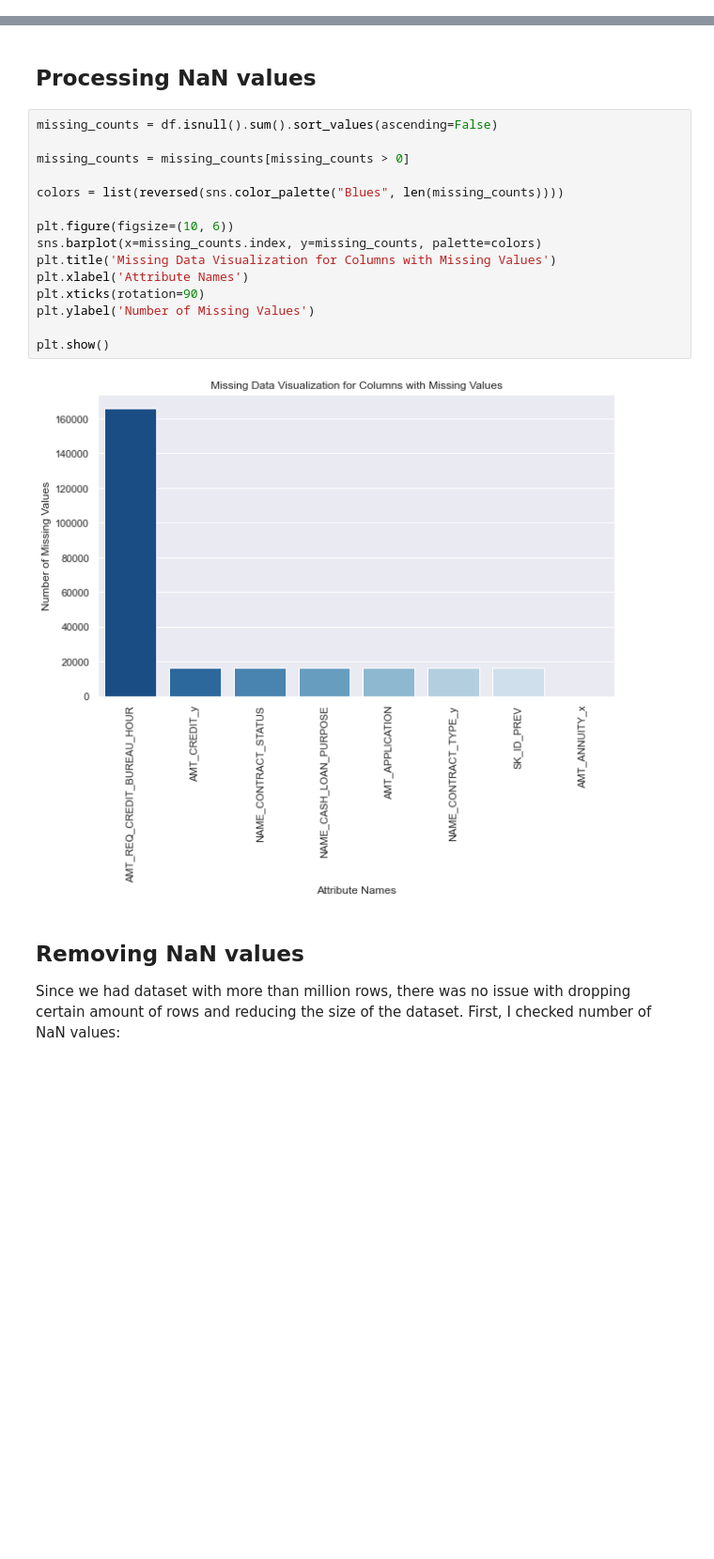
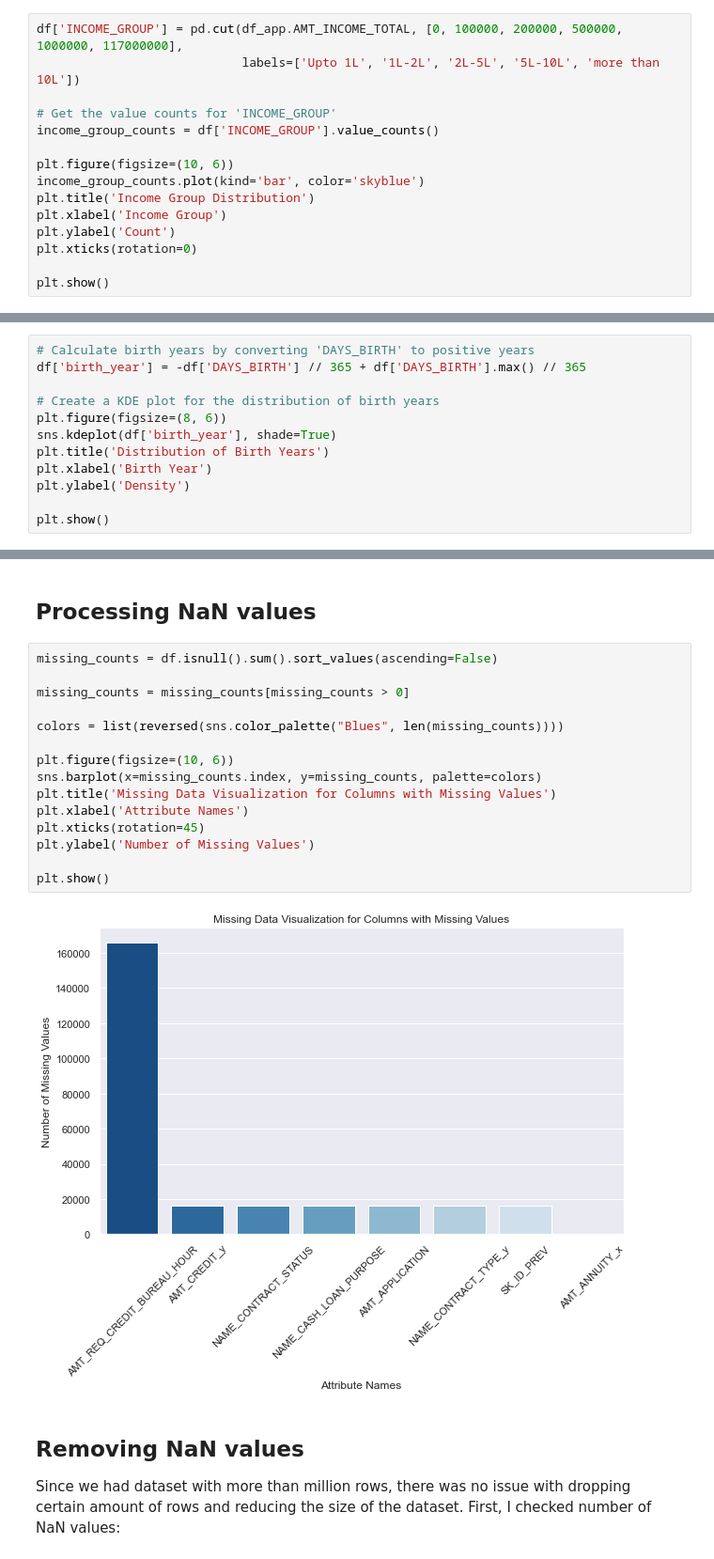
Before and after one commit to cct23062/CA_Strategic_thinking_assignment, a Jupyter notebook: Strategic Thinking - CA2.ipynb, the cells around one changed output, grey strips where cells are left out. Shown at 94% size. Cells and saved outputs as stored; diff of their text form; blank space fills up the shorter version.

Commit message:
Visualisations
Adding new visualisations and removing what was extra from previous CA.

```diff
--- a/Strategic Thinking - CA2.ipynb
+++ b/Strategic Thinking - CA2.ipynb
@@ -293,3 +293,18 @@ plt.xticks(rotation=45)
 plt.show()
 # %% [output]
 [figure]
+# %%
+df['INCOME_GROUP'] = pd.cut(df_app.AMT_INCOME_TOTAL, [0, 100000, 200000, 500000, 1000000, 117000000],
+                            labels=['Upto 1L', '1L-2L', '2L-5L', '5L-10L', 'more than 10L'])
+
+# Get the value counts for 'INCOME_GROUP'
+income_group_counts = df['INCOME_GROUP'].value_counts()
+
+plt.figure(figsize=(10, 6))
+income_group_counts.plot(kind='bar', color='skyblue')
+plt.title('Income Group Distribution')
+plt.xlabel('Income Group')
+plt.ylabel('Count')
+plt.xticks(rotation=0)
+
+plt.show()
@@ -300,0 +320,12 @@ Observation:
+# %%
+# Calculate birth years by converting 'DAYS_BIRTH' to positive years
+df['birth_year'] = -df['DAYS_BIRTH'] // 365 + df['DAYS_BIRTH'].max() // 365
+
+# Create a KDE plot for the distribution of birth years
+plt.figure(figsize=(8, 6))
+sns.kdeplot(df['birth_year'], shade=True)
+plt.title('Distribution of Birth Years')
+plt.xlabel('Birth Year')
+plt.ylabel('Density')
+
+plt.show()
@@ -303,20 +357,20 @@ Observation:
 # %%
 missing_counts = df.isnull().sum().sort_values(ascending=False)
 
 missing_counts = missing_counts[missing_counts > 0]
 
 colors = list(reversed(sns.color_palette("Blues", len(missing_counts))))
 
 plt.figure(figsize=(10, 6))
 sns.barplot(x=missing_counts.index, y=missing_counts, palette=colors)
 plt.title('Missing Data Visualization for Columns with Missing Values')
 plt.xlabel('Attribute Names')
-plt.xticks(rotation=90)
+plt.xticks(rotation=45)
 plt.ylabel('Number of Missing Values')
 
 plt.show()
 # %% [output]
-[figure, old version]
+[figure, new version]
 # %% [markdown]
 ## Removing NaN values
 Since we had dataset with more than million rows, there was no issue with dropping certain amount of rows and reducing the size of the dataset.
```
Also changed, not shown: parts of 42 cells of this notebook.
